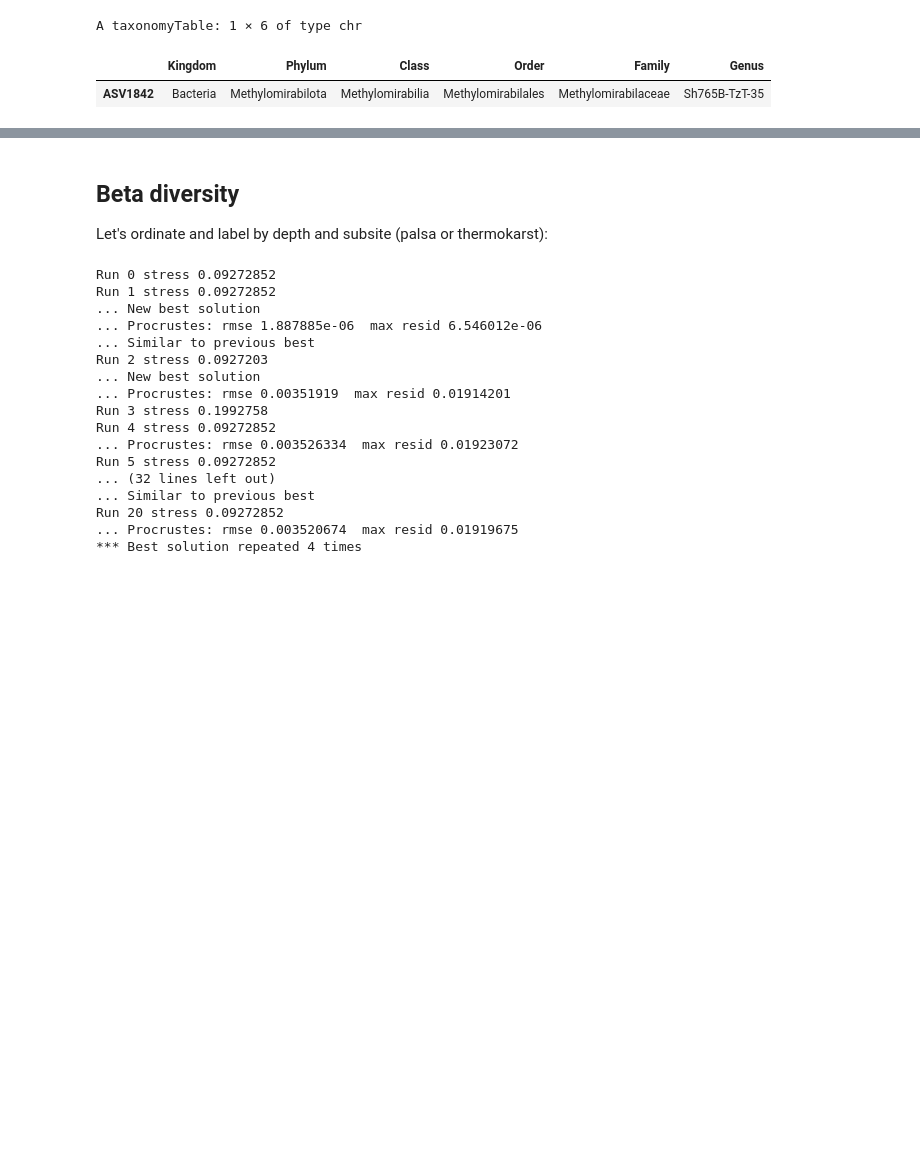
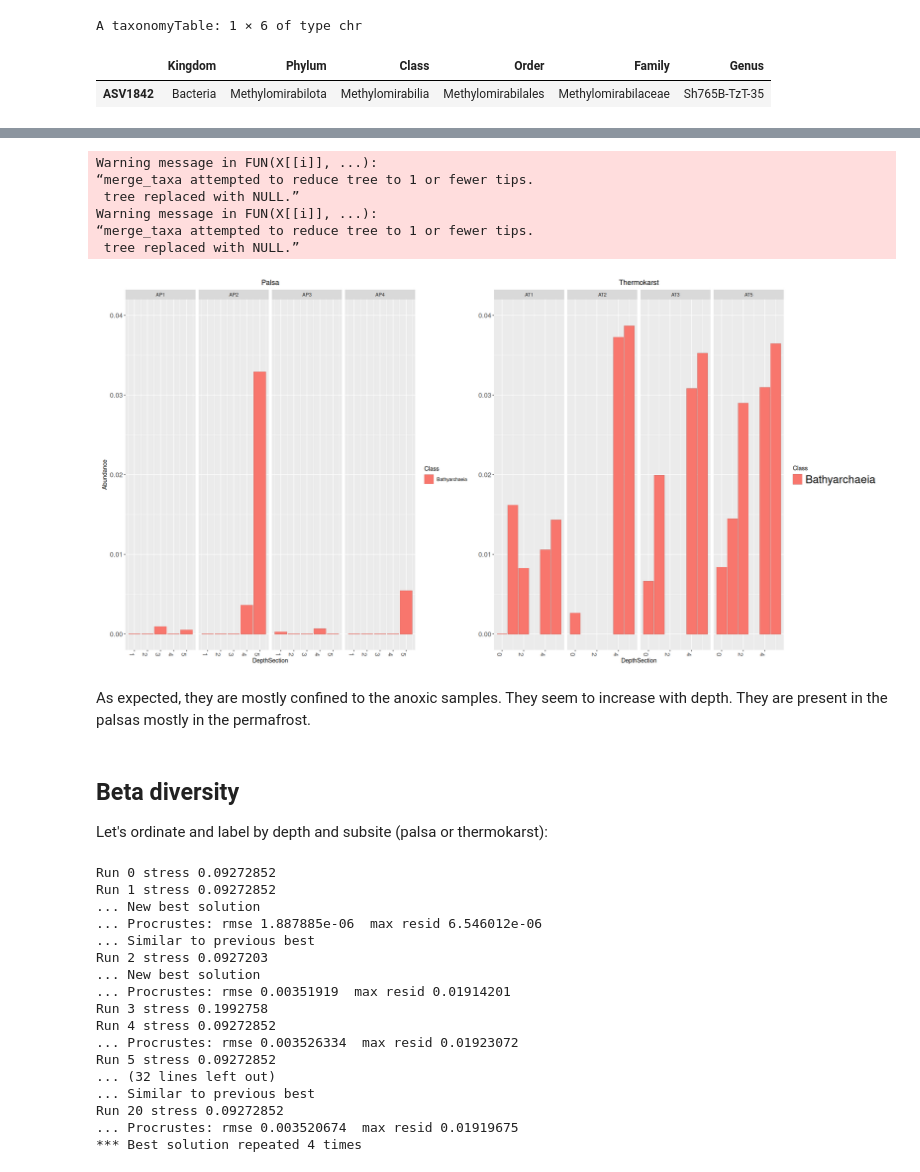
Before and after one commit to danchurch/sphagnumCUEmetabarcoding, a Jupyter notebook: sequenceAnalysis/firstLookPeat16s.ipynb, the cells around one changed output, grey strips where cells are left out. Cells and saved outputs as stored; diff of their text form; code cells hidden in the pictures; blank space fills up the shorter version.

```diff
--- a/sequenceAnalysis/firstLookPeat16s.ipynb
+++ b/sequenceAnalysis/firstLookPeat16s.ipynb
@@ -787,3 +792,45 @@ A taxonomyTable: 1 × 6 of type chr
+# %%
+ps.Bathyarchaeia <- subset_taxa(ps007_cleaned_sqrt_prop, Class == "Bathyarchaeia")
+psObject <- ps.Bathyarchaeia
+howManyOTUs <- 25
+
+ps.justPalsa <- subset_samples(psObject, Subsite=="Palsa")
+ps.justPalsa.genus <- tax_glom(ps.justPalsa, taxrank="Class")
+ps.justThermokarst <- subset_samples(psObject, Subsite=="Thermokarst")
+ps.justThermokarst.genus <- tax_glom(ps.justThermokarst, taxrank="Class")
+topGenus_palsa <- names(sort(colSums(otu_table(ps.justPalsa.genus)), decreasing=TRUE)[1:howManyOTUs])
+topGenus_Thermokarst <- names(sort(colSums(otu_table(ps.justThermokarst.genus)), decreasing=TRUE)[1:howManyOTUs])
+ps.justPalsa_topGenus <- prune_taxa(topGenus_palsa, ps.justPalsa.genus)
+ps.justThermokarst_topGenus <- prune_taxa(topGenus_Thermokarst, ps.justThermokarst.genus)
+genusTop.Pal <- plot_bar(ps.justPalsa_topGenus, x="DepthSection", fill = "Class", facet_grid=~Core ) +
+                          geom_bar(aes(color=Class, fill=Class), stat="identity", position="stack") +
+                          theme(axis.text=element_text(size=12)) +
+                          #theme( axis.text.y=element_blank(),
+                          #       axis.ticks.y=element_blank(),
+                          #       legend.position="none") +
+                          labs(title='Palsa') + theme(plot.title = element_text(hjust = 0.5))
+genusTop.tk  <- plot_bar(ps.justThermokarst_topGenus, x="DepthSection", fill = "Class", facet_grid=~Core ) +
+                                geom_bar(aes(color=Class, fill=Class), stat="identity", position="stack") +
+                                theme(axis.text=element_text(size=12)) +
+                                theme( #axis.text.y=element_blank(),
+                                       #axis.ticks.y=element_blank(),
+                                       legend.text=element_text(size=20) ) +
+                                ylab(NULL) +
+                                labs(title='Thermokarst') + theme(plot.title = element_text(hjust = 0.5))
+
+BathyarchaeiaPlot <- genusTop.Pal + genusTop.tk
+
+BathyarchaeiaPlot & ylim(min(0), max(0.04))
+# %% [output]
+Warning message in FUN(X[[i]], ...):
+“merge_taxa attempted to reduce tree to 1 or fewer tips.
+ tree replaced with NULL.”
+Warning message in FUN(X[[i]], ...):
+“merge_taxa attempted to reduce tree to 1 or fewer tips.
+ tree replaced with NULL.”
+[figure, added]
+# %% [markdown]
+As expected, they are mostly confined to the anoxic samples. They seem to increase with depth. They are present in the palsas mostly in the permafrost.
 # %% [markdown]
 <a id="beta"></a>
 ## Beta diversity
```
Also changed, not shown: parts of 26 cells of this notebook, 1 other file.
